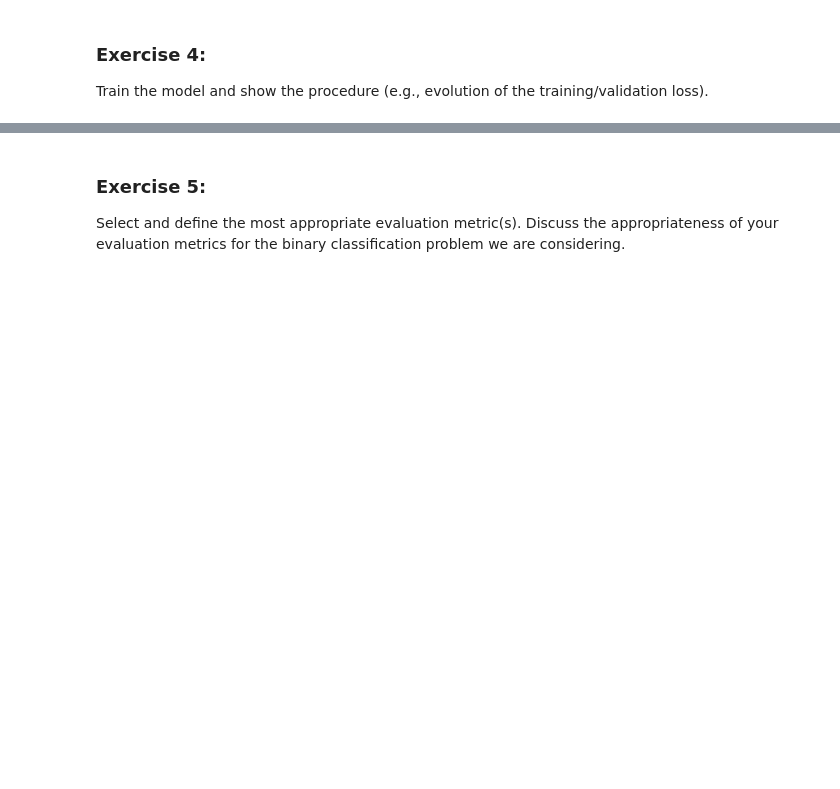
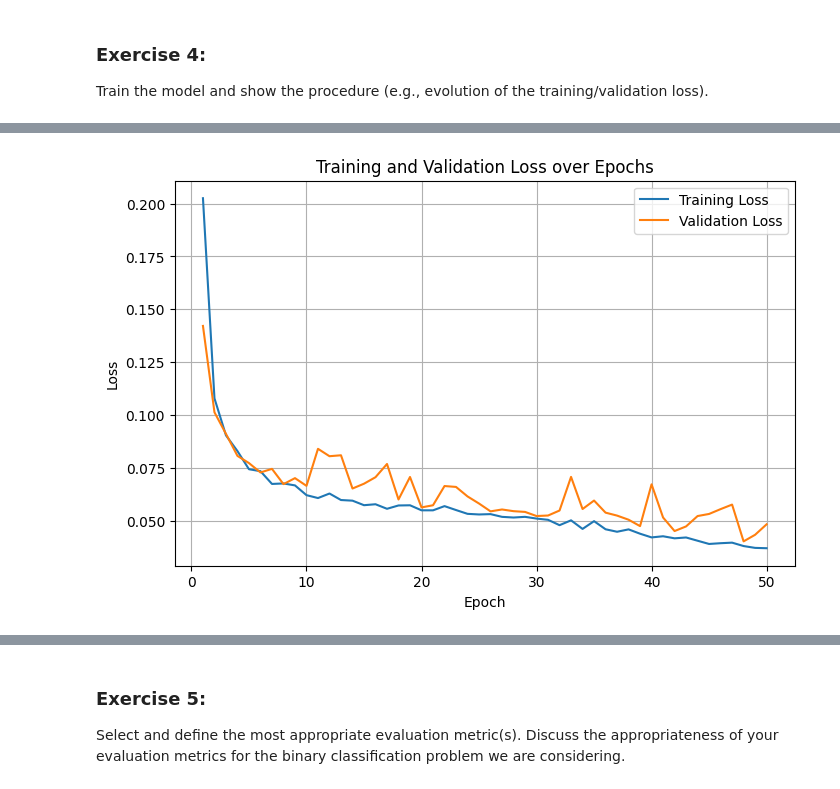
Before and after one commit to jordiestevee/ML4Net-2025, a Jupyter notebook: Lab2/AAX_Lab2.ipynb, the cells around one changed output, grey strips where cells are left out. Saved outputs shown, nothing was run; the diff lists cells and outputs as text; code cells hidden in the pictures; blank space fills up the shorter version.

```diff
--- a/Lab2/AAX_Lab2.ipynb
+++ b/Lab2/AAX_Lab2.ipynb
@@ -120,3 +341,20 @@ Define the hyperparameters that you will use to train the model.
+# %%
+
+
+import torch
+import torch.nn as nn
+import torch.optim as optim
+
+# Define hyperparameters for training
+learning_rate = 0.001
+num_epochs = 50
+batch_size = 32
+
+# Loss function for binary classification
+criterion = nn.BCELoss()
+
+# Optimizer for training the model
+optimizer = optim.Adam(model.parameters(), lr=learning_rate)
 # %% [markdown]
 ### Exercise 4:
 Train the model and show the procedure (e.g., evolution of the training/validation loss).
@@ -124,0 +371,58 @@ Train the model and show the procedure (e.g., evolution of the training/validati
+# %%
+import numpy as np
+from torch.utils.data import TensorDataset, DataLoader
+
+# Convert numpy arrays to PyTorch tensors
+X_train_tensor = torch.tensor(X_train.values, dtype=torch.float32)
+y_train_tensor = torch.tensor(y_train.values, dtype=torch.float32).view(-1, 1)
+X_val_tensor = torch.tensor(X_val.values, dtype=torch.float32)
+y_val_tensor = torch.tensor(y_val.values, dtype=torch.float32).view(-1, 1)
+
+# Create DataLoader for training data
+train_dataset = TensorDataset(X_train_tensor, y_train_tensor)
+train_loader = DataLoader(train_dataset, batch_size=batch_size, shuffle=True)
+
+# Validation data (no batching needed)
+val_dataset = TensorDataset(X_val_tensor, y_val_tensor)
+
+# Store loss values for plotting
+train_losses = []
+val_losses = []
+
+for epoch in range(num_epochs):
+    model.train()
+    running_train_loss = 0.0
+
+    for inputs, targets in train_loader:
+        optimizer.zero_grad()
+        outputs = model(inputs)
+        loss = criterion(outputs, targets)
+        loss.backward()
+        optimizer.step()
+        running_train_loss += loss.item() * inputs.size(0)
+
+    epoch_train_loss = running_train_loss / len(train_loader.dataset)
+    train_losses.append(epoch_train_loss)
+
+    # Evaluate on validation set
+    model.eval()
+    with torch.no_grad():
+        val_outputs = model(X_val_tensor)
+        val_loss = criterion(val_outputs, y_val_tensor).item()
+        val_losses.append(val_loss)
+
+    print(f"Epoch {epoch+1}/{num_epochs} — Train Loss: {epoch_train_loss:.4f} — Val Loss: {val_loss:.4f}")
+
+# Plot training and validation loss
+import matplotlib.pyplot as plt
+
+plt.figure(figsize=(8,5))
+plt.plot(range(1, num_epochs+1), train_losses, label='Training Loss')
+plt.plot(range(1, num_epochs+1), val_losses, label='Validation Loss')
+plt.xlabel('Epoch')
+plt.ylabel('Loss')
+plt.title('Training and Validation Loss over Epochs')
+plt.legend()
+plt.grid(True)
+plt.show()
+# %% [output]
@@ -124,0 +446 @@ Train the model and show the procedure (e.g., evolution of the training/validati
+[figure, added]
```
Also changed, not shown: parts of 29 cells of this notebook.
